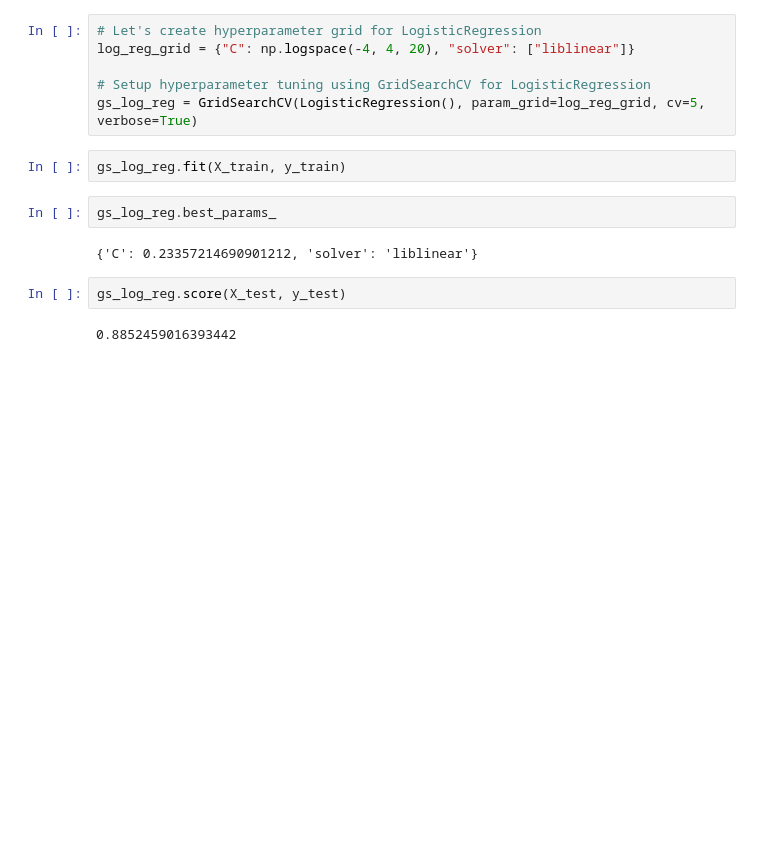
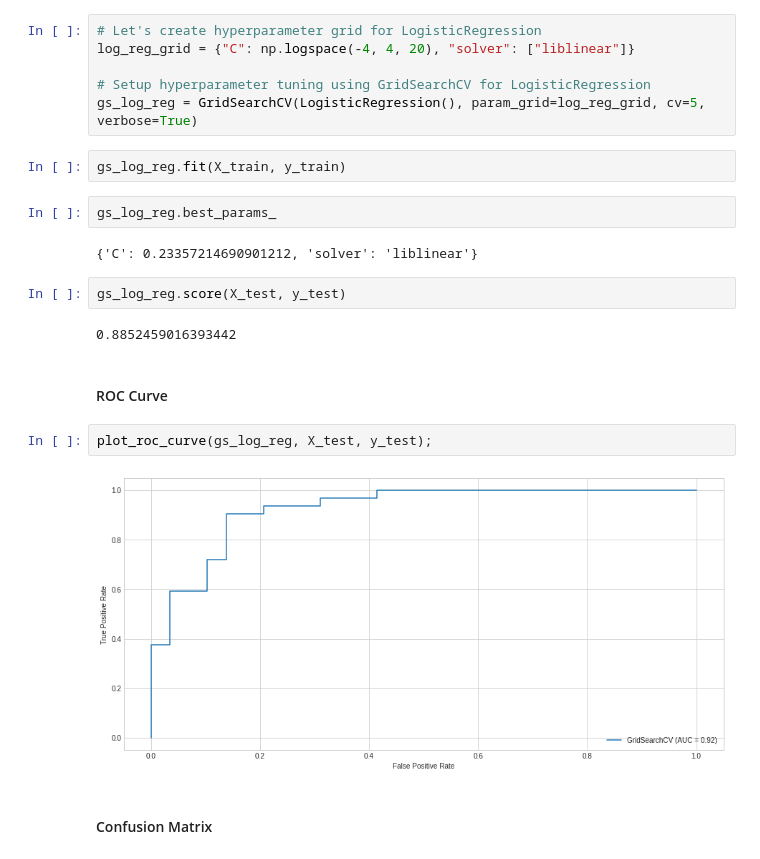
Before and after one commit to Naimul-Islam-Siam/Heart-Disease-Prediction, a Jupyter notebook: heart_disease_classification.ipynb, the cells around one changed output. Cells and saved outputs as stored; diff of their text form; blank space fills up the shorter version.

```diff
--- a/heart_disease_classification.ipynb
+++ b/heart_disease_classification.ipynb
@@ -435,3 +435,11 @@ gs_log_reg.best_params_
 gs_log_reg.score(X_test, y_test)
 # %% [output]
 0.8852459016393442
+# %% [markdown]
+#### ROC Curve
+# %%
+plot_roc_curve(gs_log_reg, X_test, y_test);
+# %% [output]
+[figure, added]
+# %% [markdown]
+#### Confusion Matrix
```
Also changed, not shown: parts of 18 cells of this notebook.
